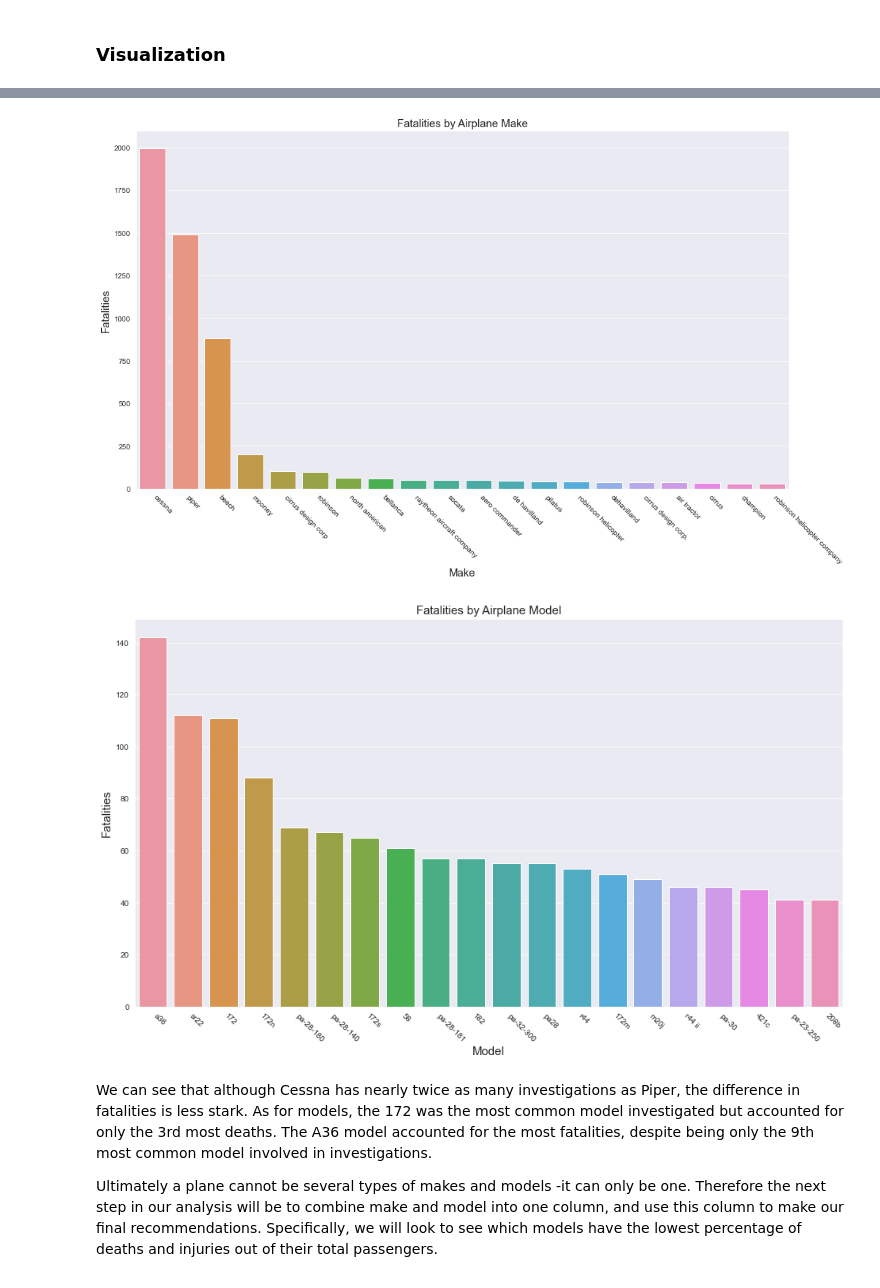
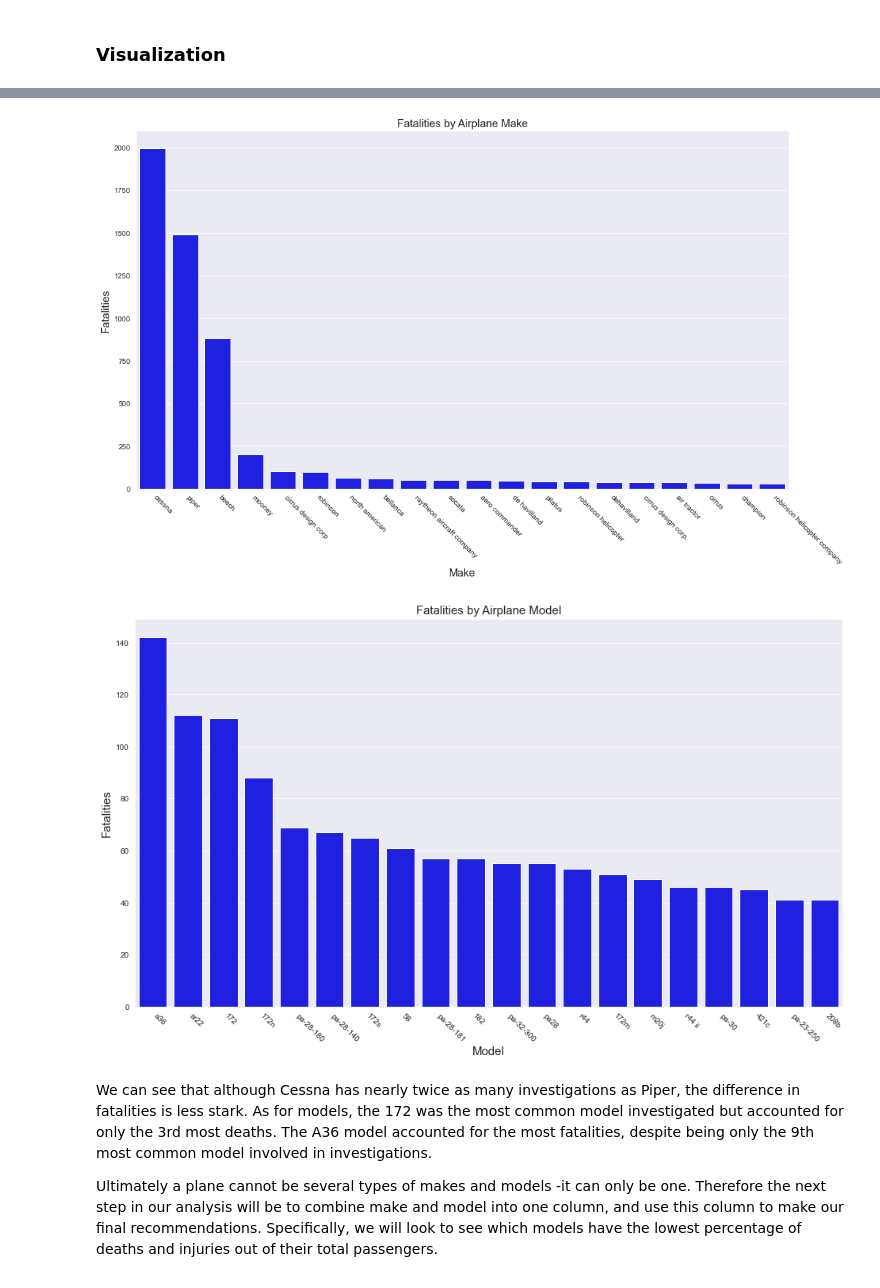
Before and after one commit to jtjohn172/Aviation-Data-Analysis-Project, a Jupyter notebook: Peanut_Butter_Inc_Notebook.ipynb, the cells around one changed output, grey strips where cells are left out. Saved outputs shown, nothing was run; the diff lists cells and outputs as text; code cells hidden in the pictures.

```diff
--- a/Peanut_Butter_Inc_Notebook.ipynb
+++ b/Peanut_Butter_Inc_Notebook.ipynb
@@ -119,7 +120,6 @@ df = df[df['country'] == 'united states']
 # Split location column into city and state columns + Cleaning format
 df[['city', 'state']] = df['location'].str.split(', ', n=1, expand=True)
 df['city'] = df['city'].str.lower()
-df['state'] = df['state'].str.lower()
 
 # Droping 7 missing null values in location
 df.dropna(subset=['location'], inplace=True)
@@ -205,39 +242,41 @@ We now have a subset of the data that focuses on planes estimated to be carrying
 # %% [markdown]
 ### **Visualization**
 # %%
-#Create plot to show 20 most frequent airplane makes found in investigations
+#Creating a figure showing investigation occurance by Airplane Make
 fig, ax=plt.subplots(figsize=(16,9))
 sns.set_style('darkgrid')
-makes=sns.barplot(data=private_planes, x=private_planes['make'].value_counts().index[:20], y=private_planes['make'].value_counts().values[:20])
+makes=sns.barplot(data=private_planes, x=private_planes['make'].value_counts().index[:20], y=private_planes['make'].value_counts().values[:20], color='blue')
 makes.set_title('20 Most Frequent Airplane Makes Found in Investigations')
 makes.set_xlabel('Make', fontsize=15)
 makes.set_ylabel('Number of Occurrences', fontsize=15)
 makes.set_xticklabels(private_planes['make'].value_counts().index[:20], rotation=-45, ha='left');
 
-#Create plot to show 20 most frequent airplane models found in accidents
+#Creating a figure showing investigation frequency by Airplane Model
 fig, ax=plt.subplots(figsize=(16,9))
 sns.set_style('darkgrid')
-makes=sns.barplot(data=private_planes, x=private_planes['model'].value_counts().index[:20], y=private_planes['model'].value_counts().values[:20])
+makes=sns.barplot(data=private_planes, x=private_planes['model'].value_counts().index[:20], y=private_planes['model'].value_counts().values[:20], color='blue')
 makes.set_title('20 Most Frequent Airplane Models Found in Accidents', fontsize=15)
 makes.set_xlabel('Model', fontsize=15)
 makes.set_ylabel('Number of Occurrences', fontsize=15)
 makes.set_xticklabels(private_planes['model'].value_counts().index[:20], rotation=-45, ha='center');
 
-#Fatalities by Airplane Make
+#Showing fatalities by Airplane Make
 fatalities=private_planes.groupby('make')['total_fatal_injuries'].sum().sort_values(ascending=False)
+
 fig, ax=plt.subplots(figsize=(16,9))
 sns.set_style('darkgrid')
-f=sns.barplot(data=private_planes, x=fatalities.index[:20], y=fatalities.values[:20])
+f=sns.barplot(data=private_planes, x=fatalities.index[:20], y=fatalities.values[:20], color='blue')
 f.set_title('Fatalities by Airplane Make', fontsize=15)
 f.set_xlabel('Make', fontsize=15)
 f.set_ylabel('Fatalities', fontsize=15)
 f.set_xticklabels(fatalities.index[:20], rotation=-45, ha='left');
 
-#Fatalities by Airplane Model
+#Showing fatalities by Airplane Model
 fatalities=private_planes.groupby('model')['total_fatal_injuries'].sum().sort_values(ascending=False)
+
 fig, ax=plt.subplots(figsize=(16,9))
 sns.set_style('darkgrid')
-f=sns.barplot(data=private_planes, x=fatalities.index[:20], y=fatalities.values[:20])
+f=sns.barplot(data=private_planes, x=fatalities.index[:20], y=fatalities.values[:20], color='blue')
 f.set_title('Fatalities by Airplane Model', fontsize=15)
 f.set_xlabel('Model', fontsize=15)
 f.set_ylabel('Fatalities', fontsize=15)
@@ -248,5 +287,5 @@ f.set_xticklabels(fatalities.index[:20], rotation=-45, ha='left');
-[figure, old version]
+[figure, new version]
-[figure, old version]
+[figure, new version]
 # %% [markdown]
 We can see that although Cessna has nearly twice as many investigations as Piper, the difference in fatalities is less stark. As for models, the 172 was the most common model investigated but accounted for only the 3rd most deaths. The A36 model accounted for the most fatalities, despite being only the 9th most common model involved in investigations.
 
```
Also changed, not shown: parts of 39 cells of this notebook.
